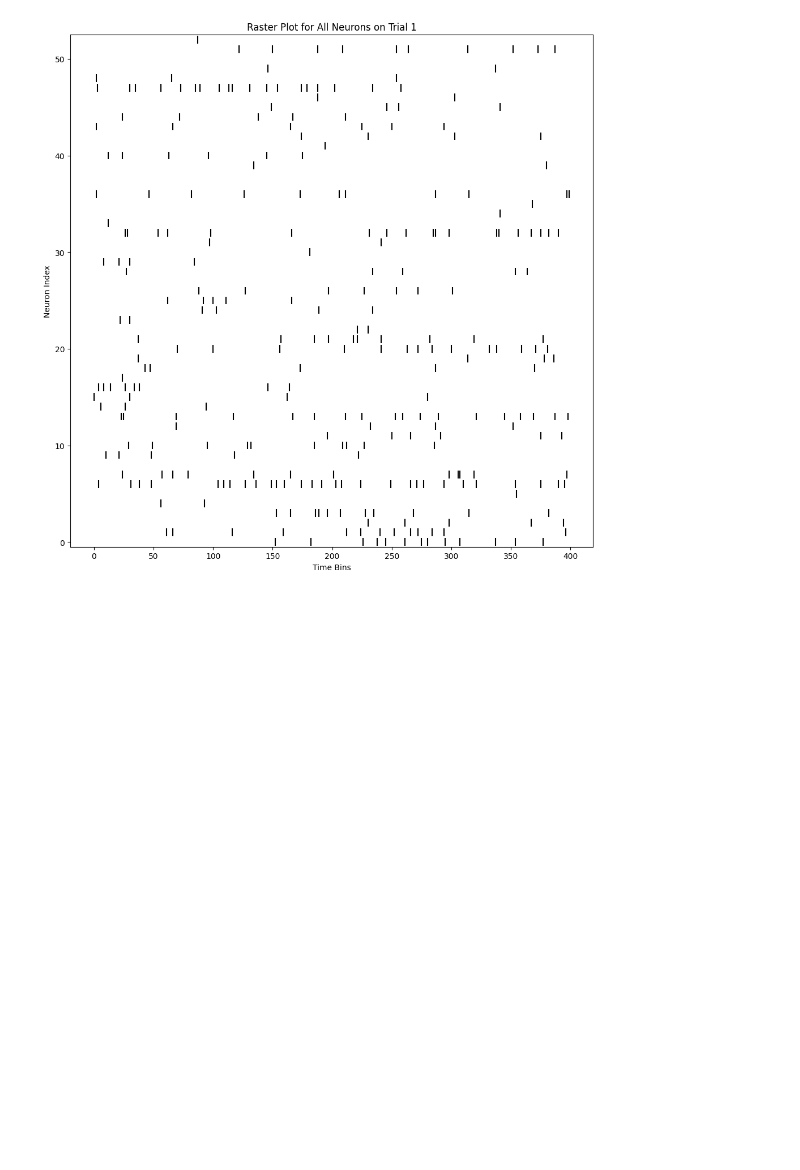
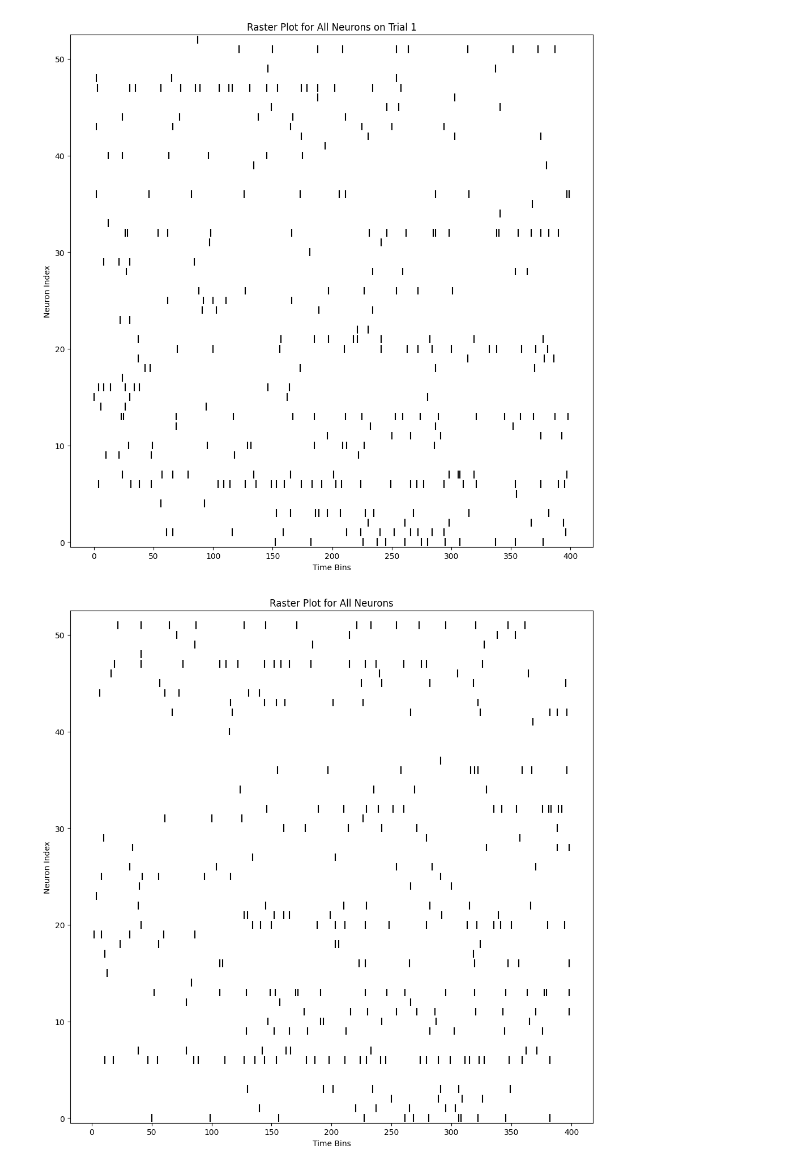
Before and after one commit to skyetomez/NSC_HW2, a Jupyter notebook: sthom215_problem_2_ex_2.ipynb, the cells around one changed output. Saved outputs shown, nothing was run; the diff lists cells and outputs as text; code cells hidden in the pictures; blank space fills up the shorter version.

Commit message:
fixed smoothing implementation

```diff
--- a/sthom215_problem_2_ex_2.ipynb
+++ b/sthom215_problem_2_ex_2.ipynb
@@ -18,3 +14,11 @@ mat.shape
 get_PSTH(1,dat=mat)
 # %% [output]
 [figure]
+# %%
+from sthom215_problem_2_ex_2 import smoothing
+# test for single trial
+trial1 = mat[0,:,:]
+smooth_trial1 = smoothing(trial1, 1e-2, 1)
+get_PSTH(dat=smooth_trial1)
+# %% [output]
+[figure, added]
```
Also changed, not shown: parts of 2 cells of this notebook, 4 other files.
